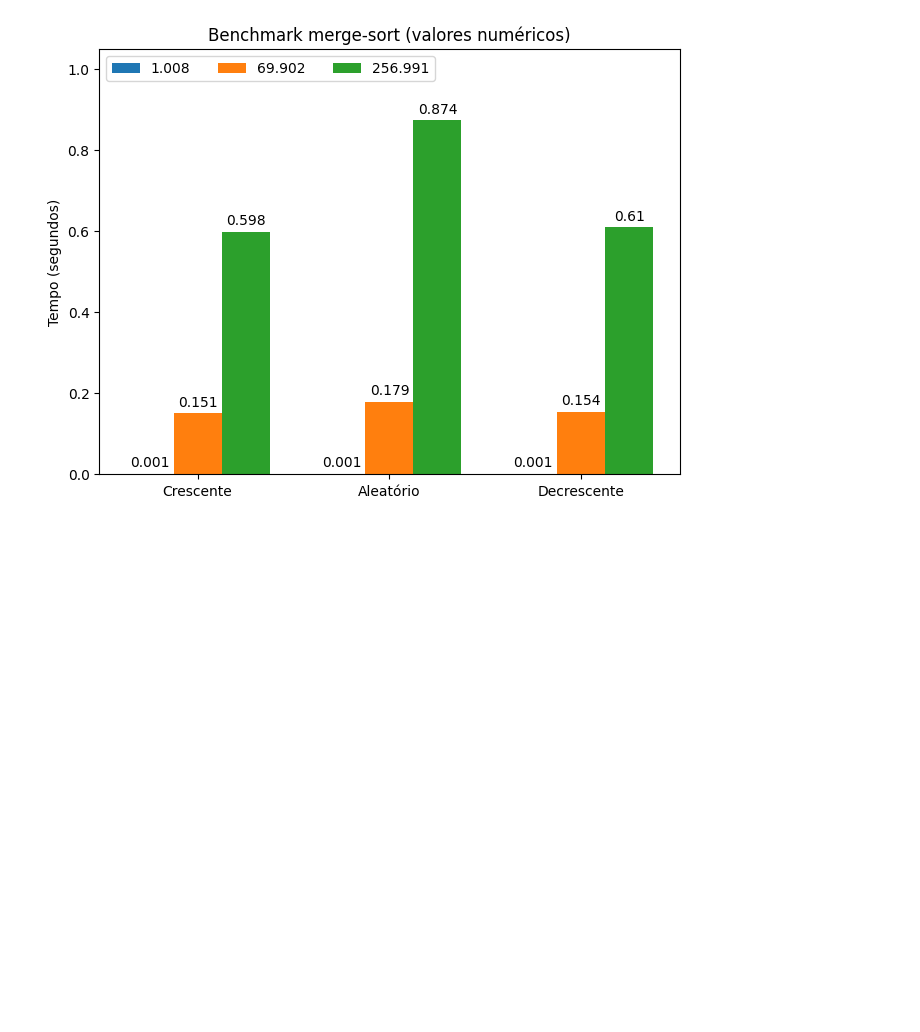
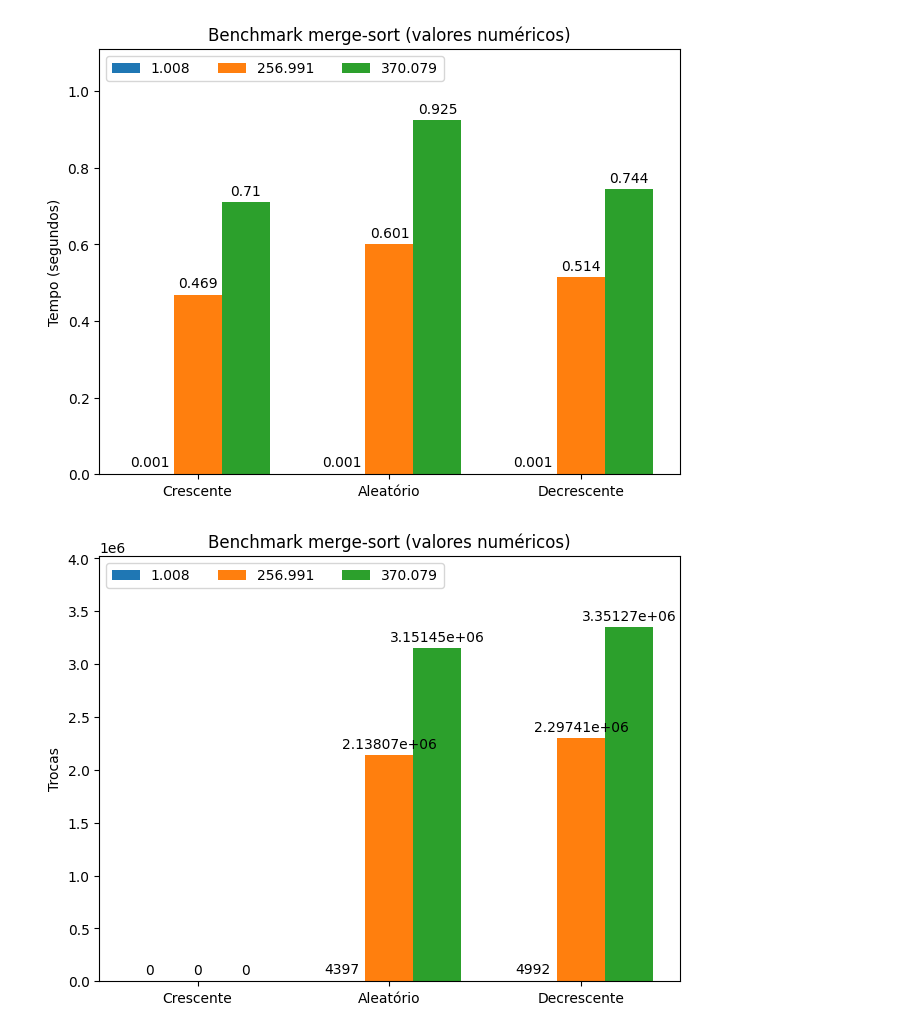
Before and after one commit to rafaelblumm/relatorio-merge-sort, a Jupyter notebook: src/main.ipynb, the cells around one changed output. Saved outputs shown, nothing was run; the diff lists cells and outputs as text; code cells hidden in the pictures; blank space fills up the shorter version.

```diff
--- a/src/main.ipynb
+++ b/src/main.ipynb
@@ -57,17 +64,21 @@ srt.plot(benchmarks, "palavras")
 # %%
 '''
 Benchmark de números aleatórios
 (mesma quantidade que dicionários de palavras)
 '''
 
 import sortutils as srt
 
-benchmarks = {
-    '1.008': srt.benchmark_merge_sort(1_008),
-    '69.902': srt.benchmark_merge_sort(69_902),
-    '256.991': srt.benchmark_merge_sort(256_991),
-}
+bm = [
+    srt.benchmark_merge_sort(1_008),
+    srt.benchmark_merge_sort(256_991),
+    srt.benchmark_merge_sort(370_079),
+]
+labels = ['1.008', '256.991', '370.079']
+data = srt.process_bm_data(bm, labels)
 
-srt.plot(benchmarks, "valores numéricos")
+srt.plot_time(data[0], "valores numéricos")
+srt.plot_switch(data[1], "valores numéricos")
 # %% [output]
-[figure, old version]
+[figure, new version]
+[figure, added]
```
Also changed, not shown: parts of 3 cells of this notebook, 1 other file.
